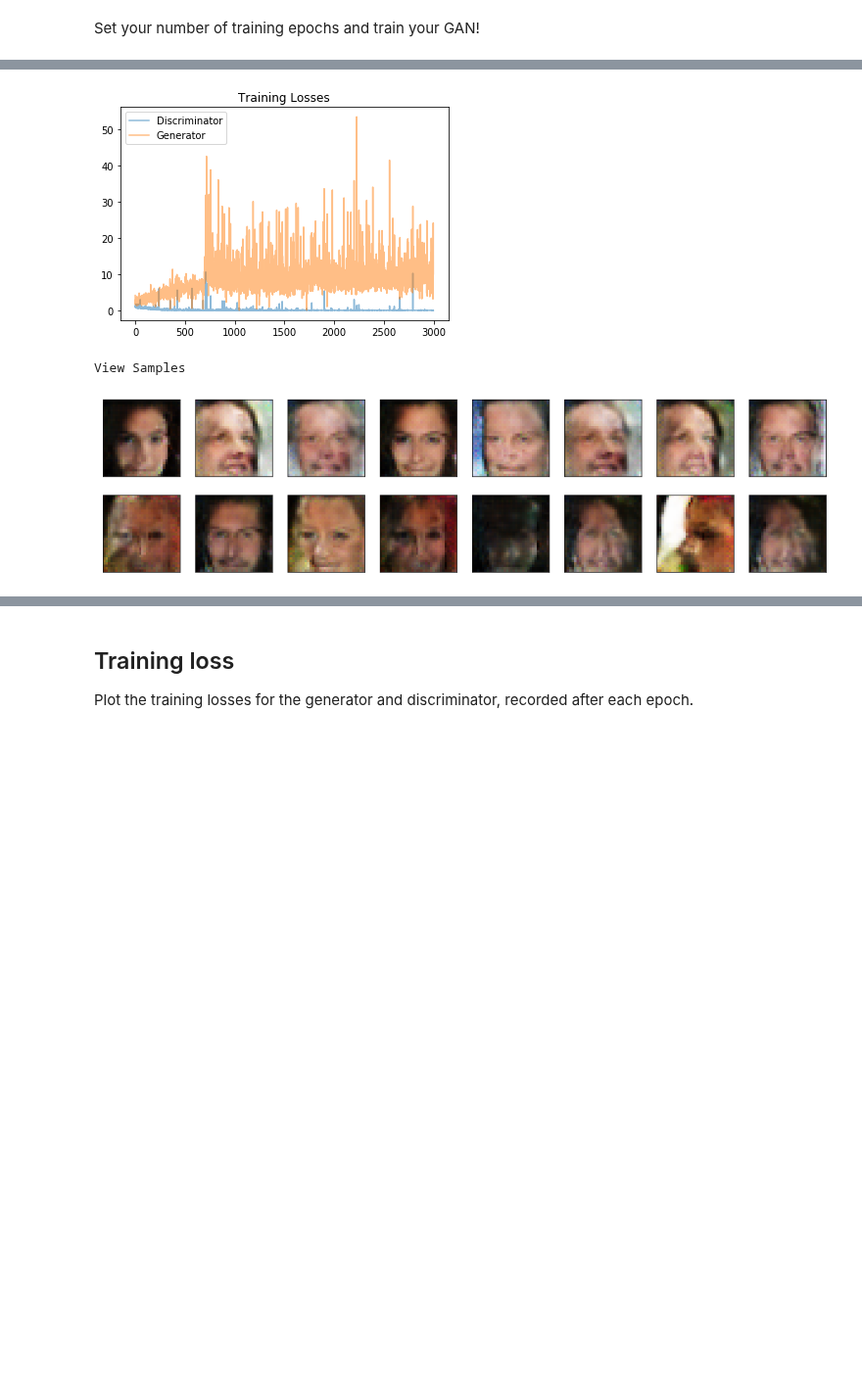
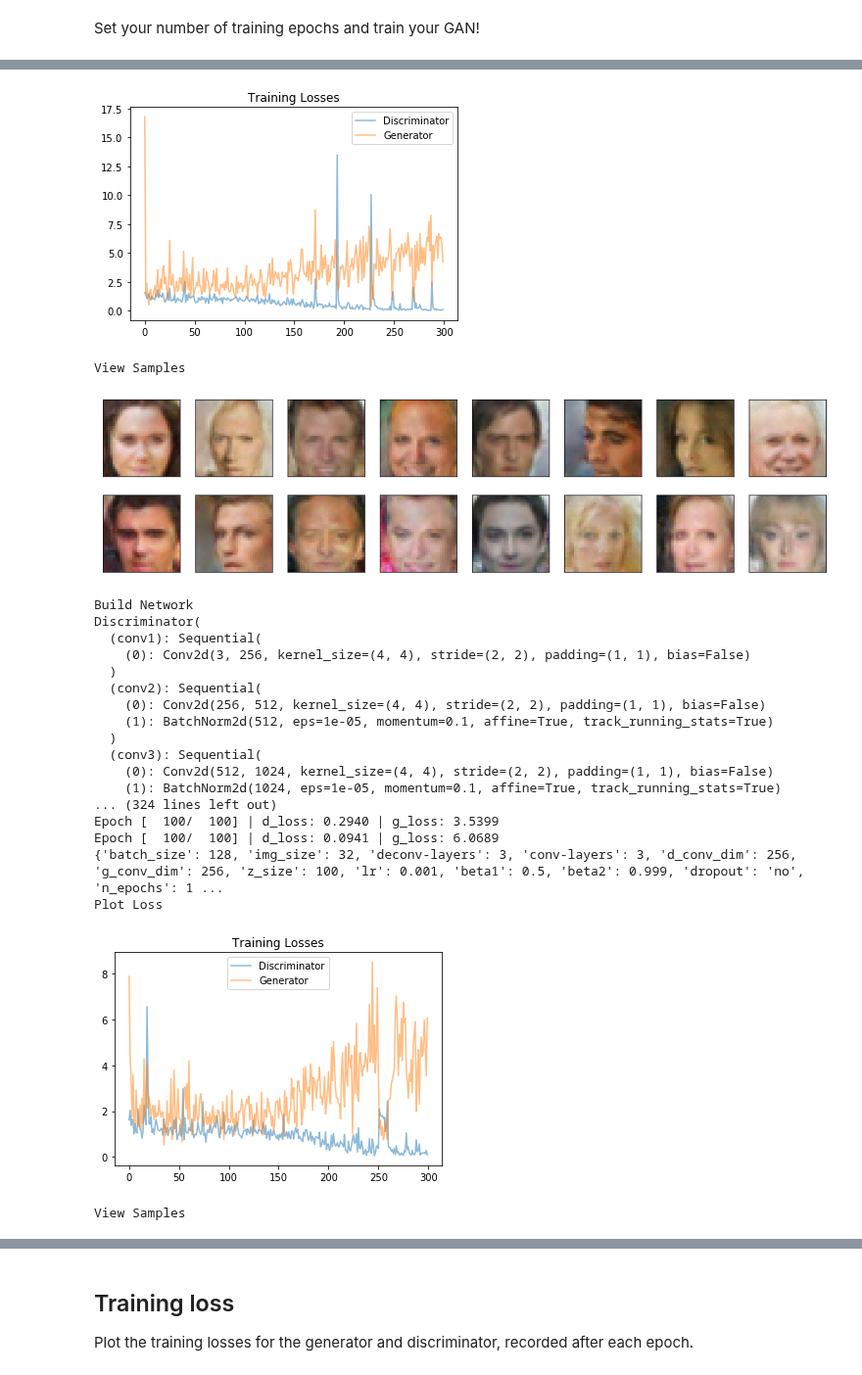
Before and after one commit to ddhartma/Face-Generation-with-DCGANs, a Jupyter notebook: dlnd_face_generation.ipynb, the cells around one changed output, grey strips where cells are left out. Shown at 98% size. Drawn from its saved outputs; the diff is of its cells as text; code cells hidden in the pictures; blank space fills up the shorter version.

Commit message:
test: Test parameters Train11...13

```diff
--- a/dlnd_face_generation.ipynb
+++ b/dlnd_face_generation.ipynb
@@ -508,9 +508,6 @@ You've been given some code to print out some loss statistics and save some gene
 #### Exercise: Complete the training function
 
 Keep in mind that, if you've moved your models to GPU, you'll also have to move any model inputs to GPU.
-# %%
-train_n = 9
-param = 'num_epochs'
 # %%
 def save_data(index, losses):
     losses = np.array(losses)
@@ -696,16 +693,41 @@ def train(D, G, index, n_epochs, print_every=50):
 # %% [markdown]
 Set your number of training epochs and train your GAN!
 # %%
-# set number of epochs
-number_epochs = [500, 1000]
+train_n = 11
+param = 'conv_dim'
+
+# set parameter sets
+number_epochs = [100, 500, 1000]
+lr_set = [0.001, 0.0002, 0.0005]
+batch_size_set = [64, 128, 256, 512]
+conv_dim_set = [64, 128, 256]
+
+# default
+batch_size = 128
+n_epochs = 100
+conv_dim = 32
+lr = 0.001
+beta1=0.5
+beta2=0.999
+z_size = 100
 
 """
 DON'T MODIFY ANYTHING IN THIS CELL
 """
 # call training function
-for index, num_epochs in enumerate(number_epochs):
+#for index, num_epochs in enumerate(number_epochs):
+#for index, lr in enumerate(lr_set):
+#for index, batch_size in enumerate(batch_size_set):
+for index, conv_dim in enumerate(conv_dim_set):
     # Set Parameter
-    n_epochs = num_epochs
+    n_epochs = n_epochs
+    lr = lr
+    batch_size = batch_size
+    d_conv_dim = conv_dim
+    g_conv_dim = conv_dim
+
+    # Get dataloader
+    celeba_train_loader = get_dataloader(batch_size, img_size)
 
     # Build network
     print('Build Network')
@@ -761,4 +783,23 @@ Epoch [ 1000/ 1000] | d_loss: 0.0074 | g_loss: 10.0440
 Plot Loss
-[figure, old version]
+[figure, new version]
 View Samples
-[figure, old version]
+[figure, new version]
+Build Network
+Discriminator(
+  (conv1): Sequential(
+    (0): Conv2d(3, 256, kernel_size=(4, 4), stride=(2, 2), padding=(1, 1), bias=False)
+  )
+  (conv2): Sequential(
+    (0): Conv2d(256, 512, kernel_size=(4, 4), stride=(2, 2), padding=(1, 1), bias=False)
+    (1): BatchNorm2d(512, eps=1e-05, momentum=0.1, affine=True, track_running_stats=True)
+  )
+  (conv3): Sequential(
+    (0): Conv2d(512, 1024, kernel_size=(4, 4), stride=(2, 2), padding=(1, 1), bias=False)
+    (1): BatchNorm2d(1024, eps=1e-05, momentum=0.1, affine=True, track_running_stats=True)
+... (324 lines left out)
+Epoch [  100/  100] | d_loss: 0.2940 | g_loss: 3.5399
+Epoch [  100/  100] | d_loss: 0.0941 | g_loss: 6.0689
+{'batch_size': 128, 'img_size': 32, 'deconv-layers': 3, 'conv-layers': 3, 'd_conv_dim': 256, 'g_conv_dim': 256, 'z_size': 100, 'lr': 0.001, 'beta1': 0.5, 'beta2': 0.999, 'dropout': 'no', 'n_epochs': 1 ...
+Plot Loss
+[figure, added]
+View Samples
```
Also changed, not shown: parts of 7 cells of this notebook.
